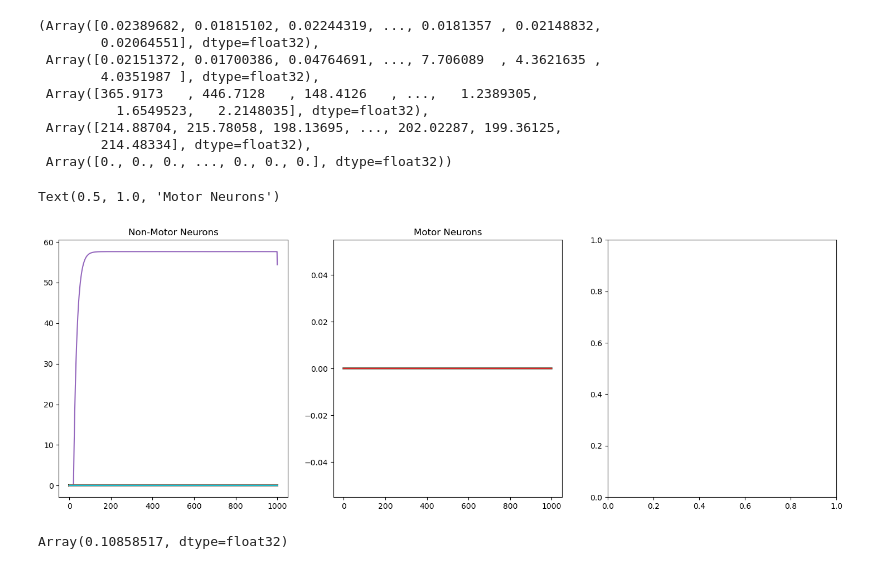
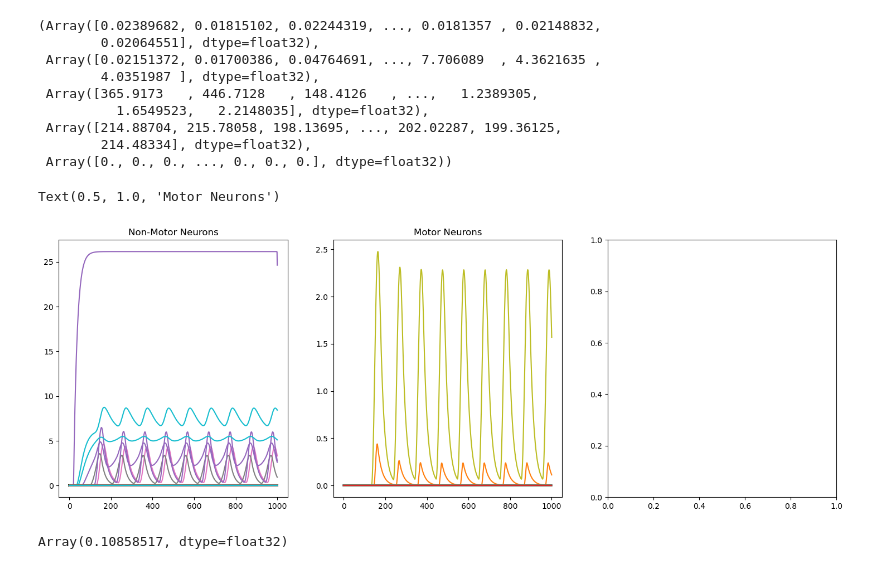
Before and after one commit to smpuglie/Pugliese_cpg_2025, a Jupyter notebook: notebooks/run_config.ipynb, the cells around one changed output. Drawn from its saved outputs; the diff is of its cells as text; code cells hidden in the pictures.

```diff
--- a/notebooks/run_config.ipynb
+++ b/notebooks/run_config.ipynb
@@ -262,24 +262,24 @@ final_results = run_single_simulation(
     key
 )
 # %%
-R = final_results#[0,9]
+R = results[0,27]
 w_table = pd.read_csv(cfg.experiment.dfPath,index_col=0)
 # 10093 = bdn2, 10707 = exc 1, 11751 = exc 2, 13905 = inh 1
 # nonmns_idxs = w_table.loc[(w_table["bodyId"]==10093) | (w_table["bodyId"]==10707) | (w_table["bodyId"]==11751) | (w_table["bodyId"]==13905)].index
 # mn_idxs = jnp.asarray(w_table.loc[w_table["class"]=="motor neuron"].index.values)
 nonmns_idxs = jnp.where(~mn_mask)[0]
 mn_idxs = jnp.where(mn_mask)[0]
 
 fig, axs = plt.subplots(1,3, figsize=(18, 6))
 for i in nonmns_idxs:
     axs[0].plot(R[i])
 axs[0].set_title("Non-Motor Neurons")
 for i in mn_idxs:
     axs[1].plot(R[i])
 axs[1].set_title("Motor Neurons")
 # %% [output]
 Text(0.5, 1.0, 'Motor Neurons')
-[figure, old version]
+[figure, new version]
 # %%
 # %% [output]
 Array(0.10858517, dtype=float32)
```
Also changed, not shown: parts of 4 cells of this notebook, 1 other file.
